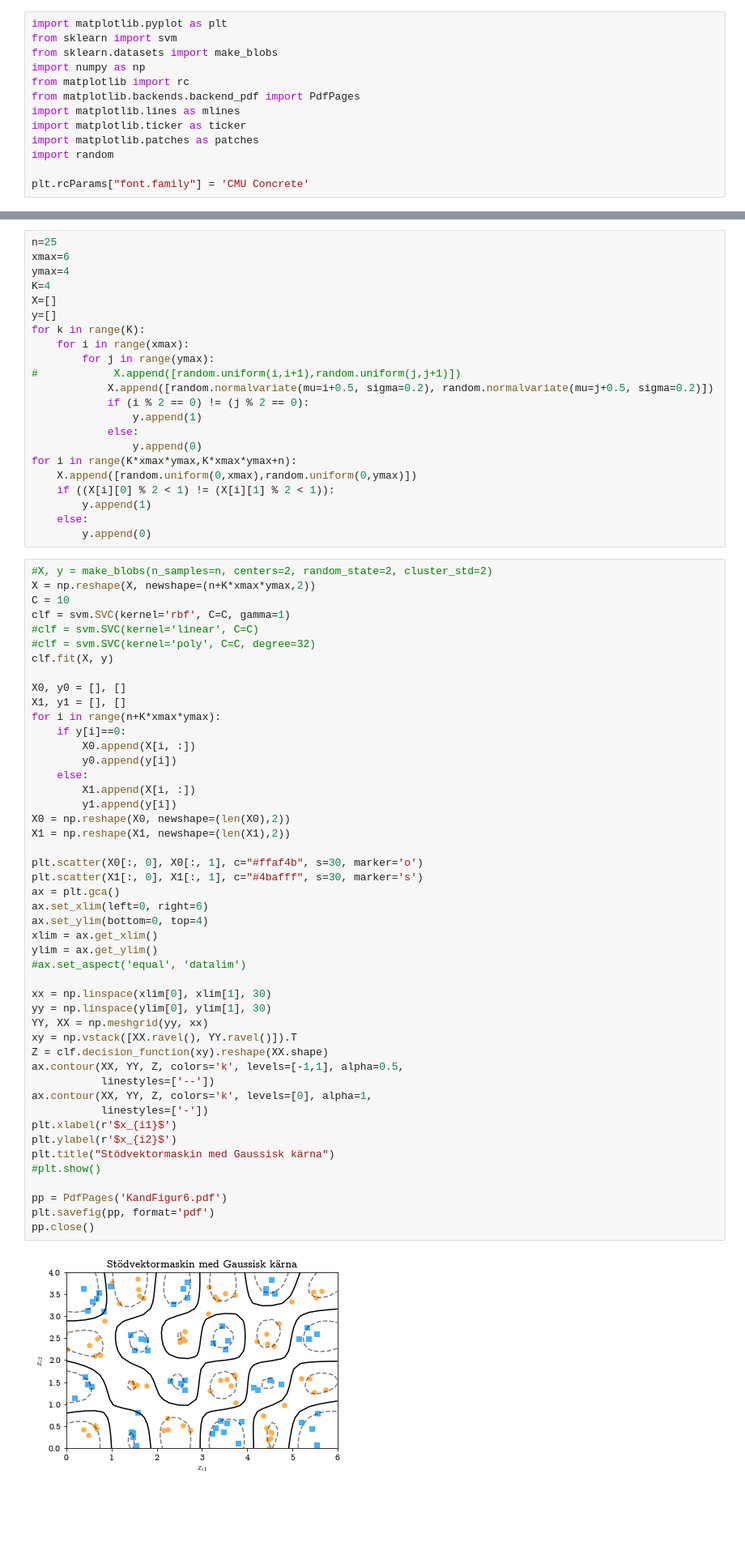
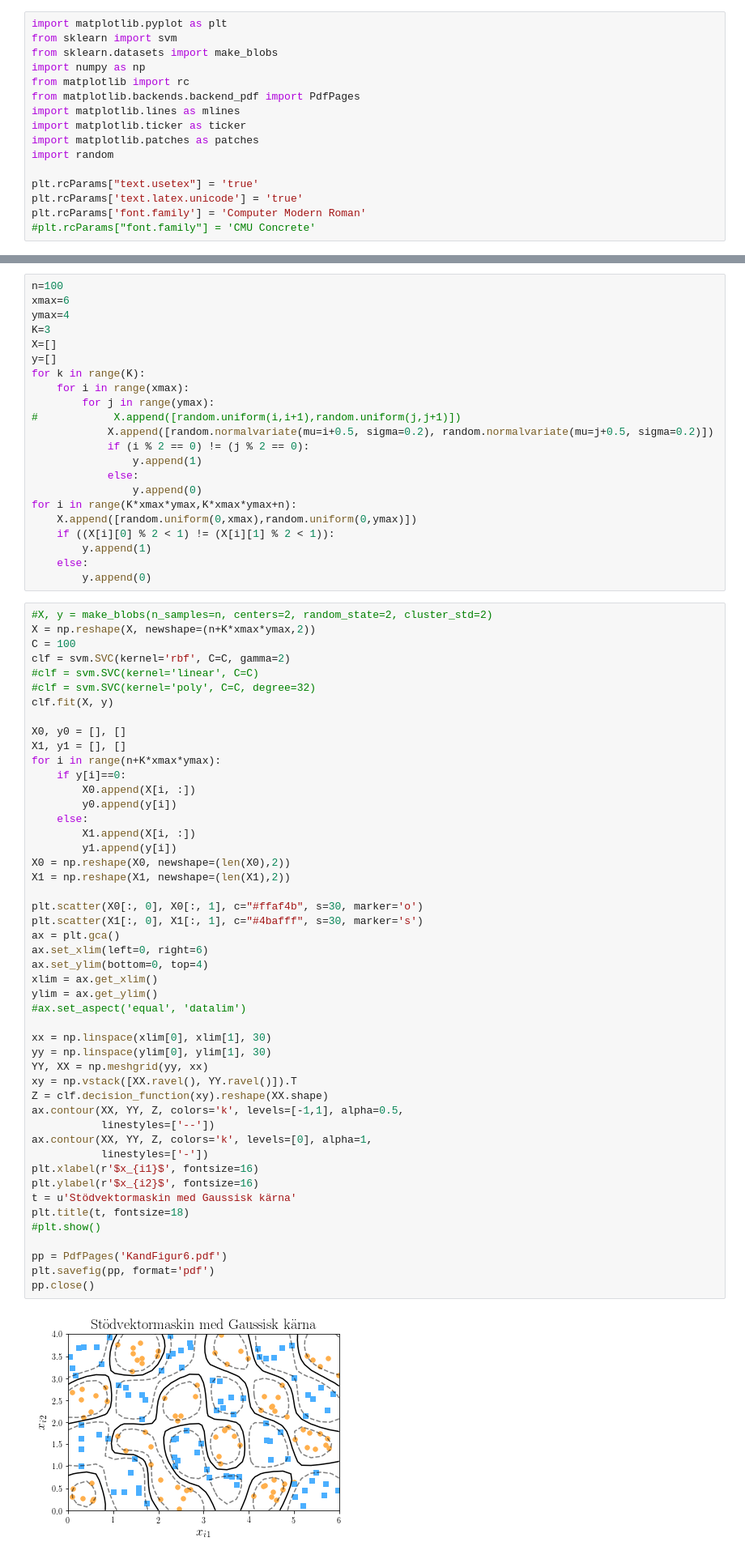
Before and after one commit to oscargranlund/kandidat, a Jupyter notebook: Figurer.ipynb, the cells around one changed output, grey strips where cells are left out. Shown at 81% size. Saved outputs shown, nothing was run; the diff lists cells and outputs as text; blank space fills up the shorter version.

```diff
--- a/Figurer.ipynb
+++ b/Figurer.ipynb
@@ -10,7 +10,10 @@ import matplotlib.ticker as ticker
 import matplotlib.patches as patches
 import random
 
-plt.rcParams["font.family"] = 'CMU Concrete'
+plt.rcParams["text.usetex"] = 'true'
+plt.rcParams['text.latex.unicode'] = 'true'
+plt.rcParams['font.family'] = 'Computer Modern Roman'
+#plt.rcParams["font.family"] = 'CMU Concrete'
 # %%
 X, y = make_blobs(n_samples=20, centers=2, random_state=6)
 clf = svm.SVC(kernel='linear', C=1000)
@@ -339,10 +352,10 @@ pp.close()
 <Figure size 432x288 with 0 Axes>
 [figure]
 # %%
-n=25
+n=100
 xmax=6
 ymax=4
-K=4
+K=3
 X=[]
 y=[]
 for k in range(K):
@@ -363,8 +376,8 @@ for i in range(K*xmax*ymax,K*xmax*ymax+n):
 # %%
 #X, y = make_blobs(n_samples=n, centers=2, random_state=2, cluster_std=2)
 X = np.reshape(X, newshape=(n+K*xmax*ymax,2))
-C = 10
-clf = svm.SVC(kernel='rbf', C=C, gamma=1)
+C = 100
+clf = svm.SVC(kernel='rbf', C=C, gamma=2)
 #clf = svm.SVC(kernel='linear', C=C)
 #clf = svm.SVC(kernel='poly', C=C, degree=32)
 clf.fit(X, y)
@@ -378,37 +391,38 @@ for i in range(n+K*xmax*ymax):
     else:
         X1.append(X[i, :])
         y1.append(y[i])
 X0 = np.reshape(X0, newshape=(len(X0),2))
 X1 = np.reshape(X1, newshape=(len(X1),2))
 
 plt.scatter(X0[:, 0], X0[:, 1], c="#ffaf4b", s=30, marker='o')
 plt.scatter(X1[:, 0], X1[:, 1], c="#4bafff", s=30, marker='s')
 ax = plt.gca()
 ax.set_xlim(left=0, right=6)
 ax.set_ylim(bottom=0, top=4)
 xlim = ax.get_xlim()
 ylim = ax.get_ylim()
 #ax.set_aspect('equal', 'datalim')
 
 xx = np.linspace(xlim[0], xlim[1], 30)
 yy = np.linspace(ylim[0], ylim[1], 30)
 YY, XX = np.meshgrid(yy, xx)
 xy = np.vstack([XX.ravel(), YY.ravel()]).T
 Z = clf.decision_function(xy).reshape(XX.shape)
 ax.contour(XX, YY, Z, colors='k', levels=[-1,1], alpha=0.5,
            linestyles=['--'])
 ax.contour(XX, YY, Z, colors='k', levels=[0], alpha=1,
            linestyles=['-'])
-plt.xlabel(r'$x_{i1}$')
-plt.ylabel(r'$x_{i2}$')
-plt.title("Stödvektormaskin med Gaussisk kärna")
+plt.xlabel(r'$x_{i1}$', fontsize=16)
+plt.ylabel(r'$x_{i2}$', fontsize=16)
+t = u'Stödvektormaskin med Gaussisk kärna'
+plt.title(t, fontsize=18)
 #plt.show()
 
 pp = PdfPages('KandFigur6.pdf')
 plt.savefig(pp, format='pdf')
 pp.close()
 # %% [output]
-[figure, old version]
+[figure, new version]
 # %%
 #X, y = make_blobs(n_samples=n, centers=2, random_state=2, cluster_std=2)
 X = np.reshape(X, newshape=(n+K*xmax*ymax,2))
```
Also changed, not shown: parts of 6 cells of this notebook, 7 other files.
